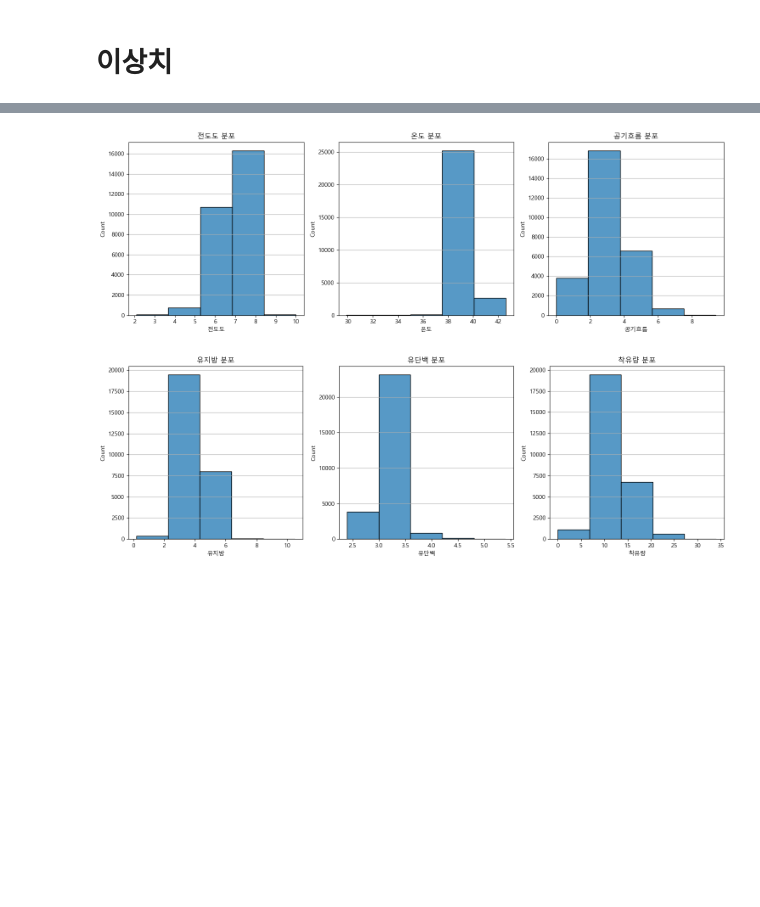
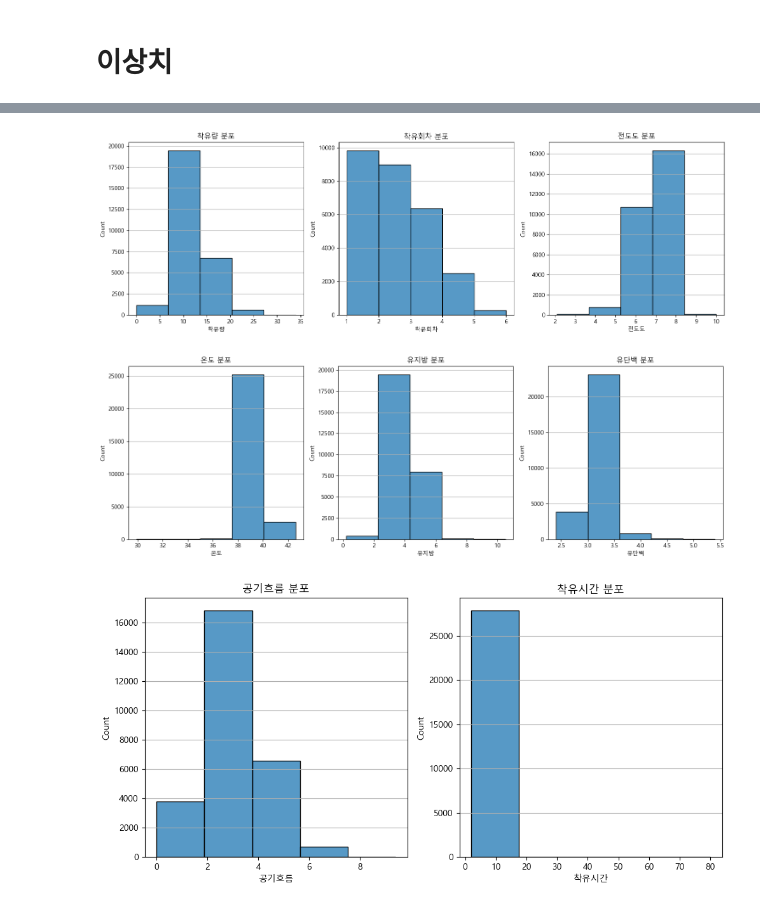
Before and after one commit to jiwon512/practical_project, a Jupyter notebook: jaemin/jaemin.ipynb, the cells around one changed output, grey strips where cells are left out. Cells and saved outputs as stored; diff of their text form; code cells hidden in the pictures; blank space fills up the shorter version.

```diff
--- a/jaemin/jaemin.ipynb
+++ b/jaemin/jaemin.ipynb
@@ -46,0 +41,4 @@ memory usage: 3.0+ MB
+# %%
+df["착유시간"] = df["착유종료일시"] - df["착유시작일시"]
+# %%
+df["착유시간"]  = df["착유시간"].dt.total_seconds() / 60  # 분 단위로 변환
@@ -90,3 +78,0 @@ df[df.isna().any(axis=1)]
-# %%
-df["유지방"].interpolate(method="linear", inplace=True)
-df["유단백"].interpolate(method="linear", inplace=True)
@@ -131,8 +92,8 @@ Index(['농장아이디', '개체번호', '측정일시', '착유량', '착유
       dtype='object')
 # %%
-columns = ["전도도","온도","공기흐름","유지방","유단백","착유량"]
+columns = ["전도도","온도","공기흐름","유지방","유단백","착유량","착유시간"]
 
-fig, axes = plt.subplots(nrows=2, ncols=3, figsize=(15,10))
+fig, axes = plt.subplots(nrows=3, ncols=3, figsize=(15,10))
 
 axes = axes.flatten()
 
@@ -146,10 +107,9 @@ for i, col in enumerate(columns):
 
     ax = axes[i]
 
-    df[f"{col}_outlier"] = (df[col]<lower_bound) | (df[col]>upper_bound)
+    df_outlier = (df[col]<lower_bound) | (df[col]>upper_bound)
 
-    print(f"{col} 이상치 개수 : {df[f"{col}_outlier"].sum()}개")
-
+    print(f"{col} 이상치 개수 : {df_outlier.sum()}")
     sns.boxplot(y=df[col], ax=ax, color='skyblue')
 
     ax.set_title(f"{col}박스플롯")
@@ -174,19 +135,20 @@ Index(['농장아이디', '개체번호', '측정일시', '착유량', '착유
       dtype='object')
 # %%
-cols = ["착유량","전도도","온도","유지방","유단백","공기흐름"]
+cols = ["착유량","착유회차","전도도","온도","유지방","유단백","공기흐름","착유시간"]
 
-cols_group = [["전도도","온도","공기흐름"],["유지방","유단백","착유량"]]
+cols_group = [["착유량","착유회차","전도도"],["온도","유지방","유단백"],["공기흐름","착유시간"]]
 
 for x, y in enumerate(cols_group):
     plt.figure(figsize=(15,5))
 
     for i, col in enumerate(y):
         plt.subplot(1,3,i+1)
         sns.histplot(data=df, x=col, bins=5)
         plt.title(f"{col} 분포")
         plt.grid(axis='y', alpha=1)
     plt.tight_layout()
     plt.show()
 # %% [output]
-[figure, old version]
+[figure, new version]
-[figure, old version]
+[figure, new version]
+[figure, added]
```
Also changed, not shown: parts of 25 cells of this notebook.
